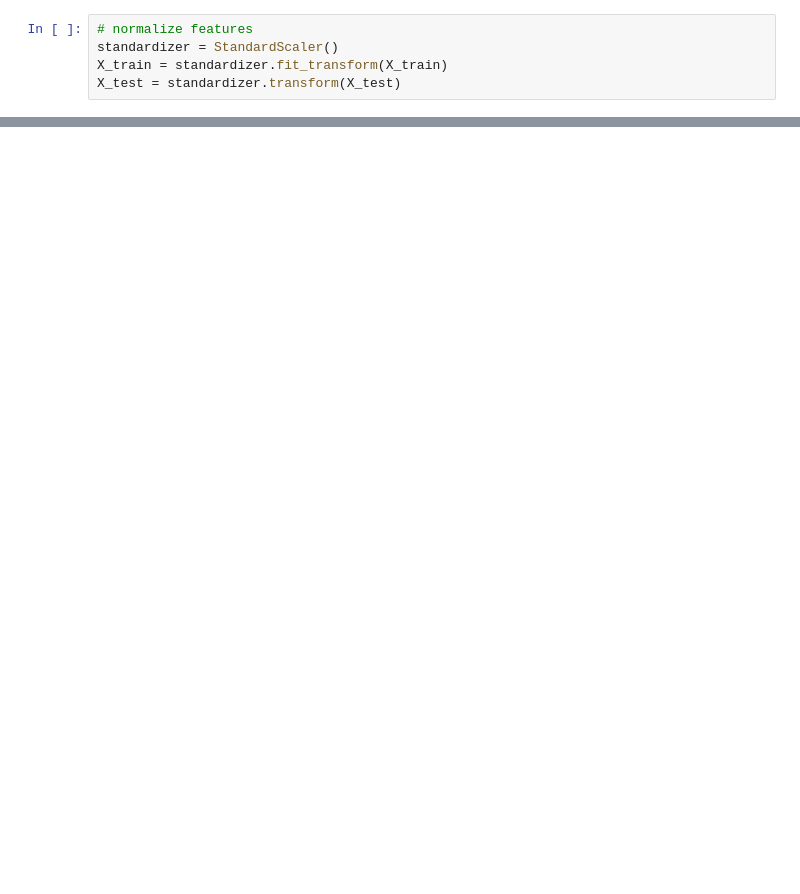
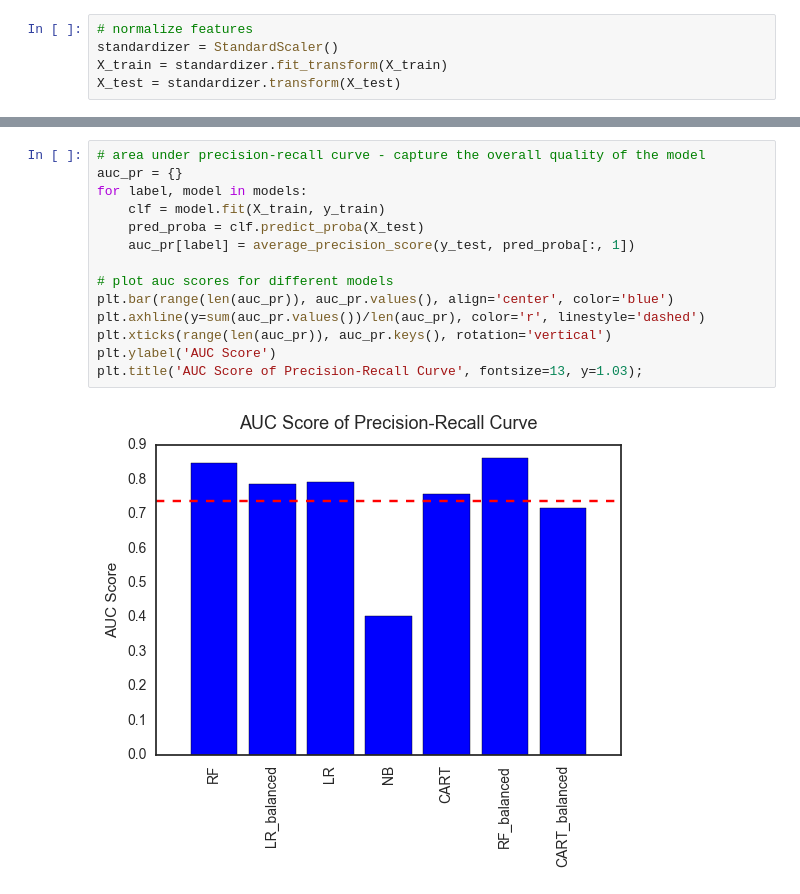
Before and after one commit to yanfei-wu/kaggle, a Jupyter notebook: fraud/notebook/FraudDetection.ipynb, the cells around one changed output, grey strips where cells are left out. Saved outputs shown, nothing was run; the diff lists cells and outputs as text; blank space fills up the shorter version.

```diff
--- a/fraud/notebook/FraudDetection.ipynb
+++ b/fraud/notebook/FraudDetection.ipynb
@@ -315,0 +200,16 @@ ImportError: No module named 'unbalanced_dataset'
+# %%
+# area under precision-recall curve - capture the overall quality of the model
+auc_pr = {}
+for label, model in models:
+    clf = model.fit(X_train, y_train)
+    pred_proba = clf.predict_proba(X_test)
+    auc_pr[label] = average_precision_score(y_test, pred_proba[:, 1])
+
+# plot auc scores for different models
+plt.bar(range(len(auc_pr)), auc_pr.values(), align='center', color='blue')
+plt.axhline(y=sum(auc_pr.values())/len(auc_pr), color='r', linestyle='dashed')
+plt.xticks(range(len(auc_pr)), auc_pr.keys(), rotation='vertical')
+plt.ylabel('AUC Score')
+plt.title('AUC Score of Precision-Recall Curve', fontsize=13, y=1.03);
+# %% [output]
+[figure, added]
```
Also changed, not shown: parts of 62 cells of this notebook.
